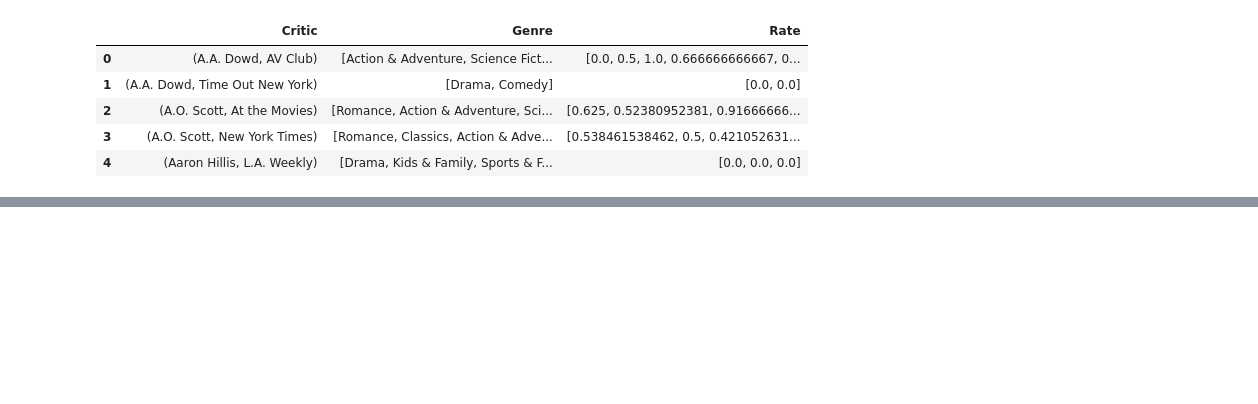
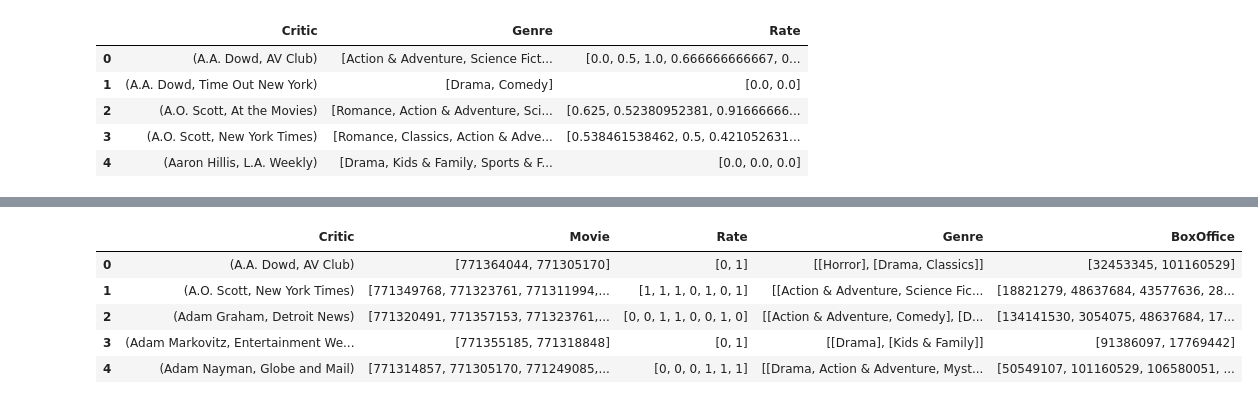
Before and after one commit to lantian2012/DataScience, a Jupyter notebook: FinalData.ipynb, the cells around one changed output, grey strips where cells are left out. Saved outputs shown, nothing was run; the diff lists cells and outputs as text; code cells hidden in the pictures; blank space fills up the shorter version.

```diff
--- a/FinalData.ipynb
+++ b/FinalData.ipynb
@@ -63,0 +107,9 @@ GenreCrticsTable.head()
+# %%
+CriticTable.head()
+# %% [output]
+|  | Critic | Movie | Rate | Genre | BoxOffice |
+| 0 | (A.A. Dowd, AV Club) | [771364044, 771305170] | [0, 1] | [[Horror], [Drama, Classics]] | [32453345, 101160529] |
+| 1 | (A.O. Scott, New York Times) | [771349768, 771323761, 771311994,... | [1, 1, 1, 0, 1, 0, 1] | [[Action & Adventure, Science Fic... | [18821279, 48637684, 43577636, 28... |
+| 2 | (Adam Graham, Detroit News) | [771320491, 771357153, 771323761,... | [0, 0, 1, 1, 0, 0, 1, 0] | [[Action & Adventure, Comedy], [D... | [134141530, 3054075, 48637684, 17... |
+| 3 | (Adam Markovitz, Entertainment We... | [771355185, 771318848] | [0, 1] | [[Drama], [Kids & Family]] | [91386097, 17769442] |
+| 4 | (Adam Nayman, Globe and Mail) | [771314857, 771305170, 771249085,... | [0, 0, 0, 1, 1, 1] | [[Drama, Action & Adventure, Myst... | [50549107, 101160529, 106580051, ... |
```
Also changed, not shown: parts of 6 cells of this notebook, 18 other files.
